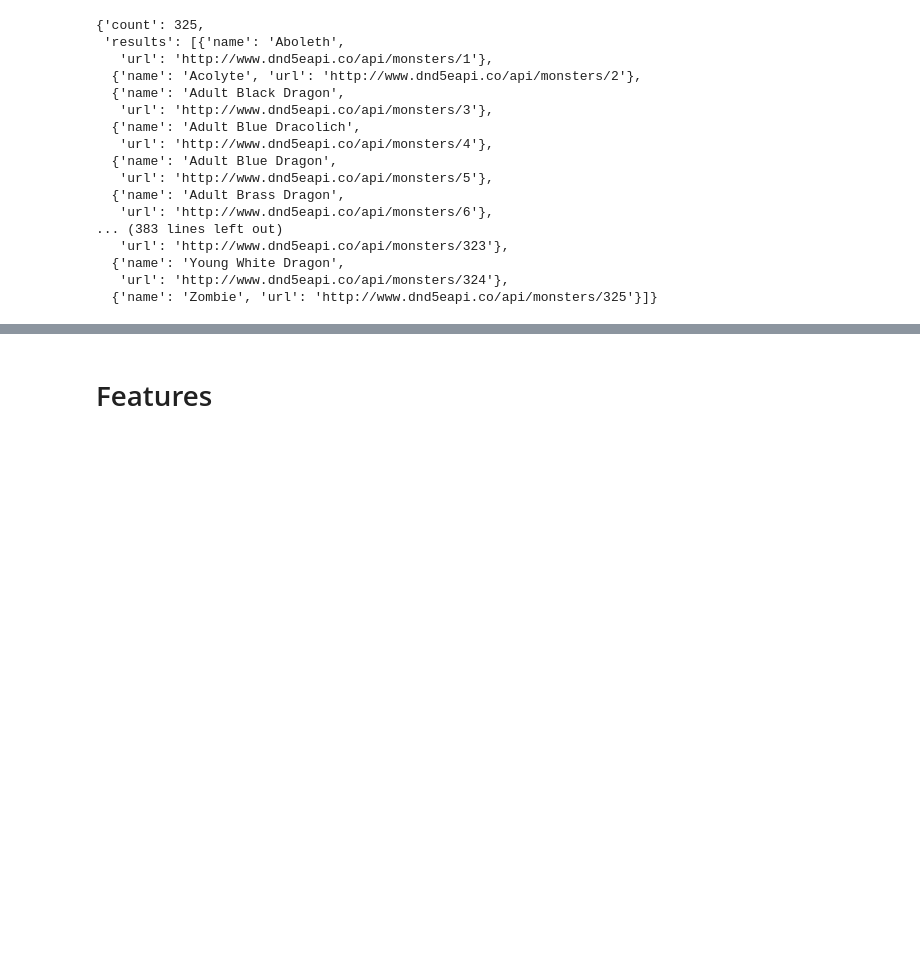
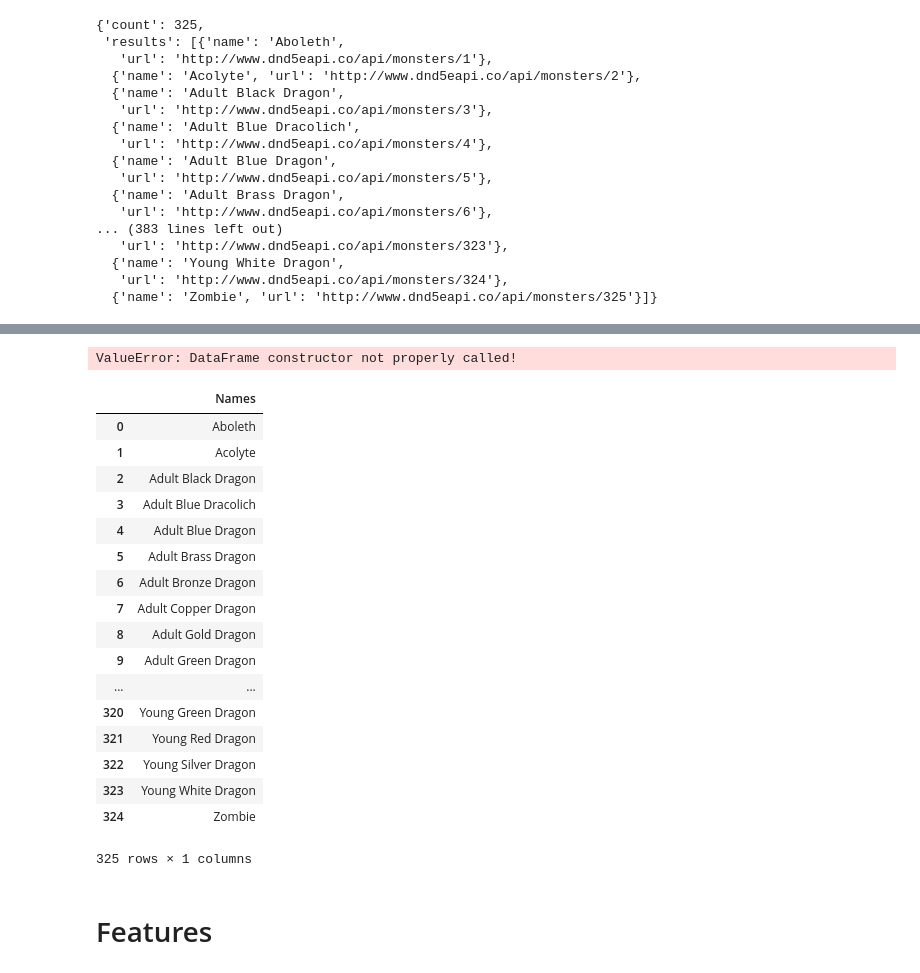
Before and after one commit to claxtonh/Project-1, a Jupyter notebook: Getting Data.ipynb, the cells around one changed output, grey strips where cells are left out. Saved outputs shown, nothing was run; the diff lists cells and outputs as text; code cells hidden in the pictures; blank space fills up the shorter version.

```diff
--- a/Getting Data.ipynb
+++ b/Getting Data.ipynb
@@ -48,5 +66,41 @@ print(monster_details)
 # %%
 #Need to convert monster_details into a dataframe
+monsters = pd.DataFrame(monster_details[0]["name"])
+monsters.head()
+# %% [output]
+ValueError: DataFrame constructor not properly called!
+# %%
+#pprint(monster_details[0]["name"])
+
+Monsternames=[]
+
+for x in monster_details:
+    monName = x["name"]
+    Monsternames.append(monName)
+
+Monsternames
+
+Monster = pd.DataFrame(Monsternames, columns= ["Names" ])
+Monster
+# %% [output]
+|  | Names |
+| 0 | Aboleth |
+| 1 | Acolyte |
+| 2 | Adult Black Dragon |
+| 3 | Adult Blue Dracolich |
+| 4 | Adult Blue Dragon |
+| 5 | Adult Brass Dragon |
+| 6 | Adult Bronze Dragon |
+| 7 | Adult Copper Dragon |
+| 8 | Adult Gold Dragon |
+| 9 | Adult Green Dragon |
+| ... | ... |
+| 320 | Young Green Dragon |
+| 321 | Young Red Dragon |
+| 322 | Young Silver Dragon |
+| 323 | Young White Dragon |
+| 324 | Zombie |
+325 rows × 1 columns
 # %% [markdown]
 # Features
 # %%
```
Also changed, not shown: parts of 2 cells of this notebook.
